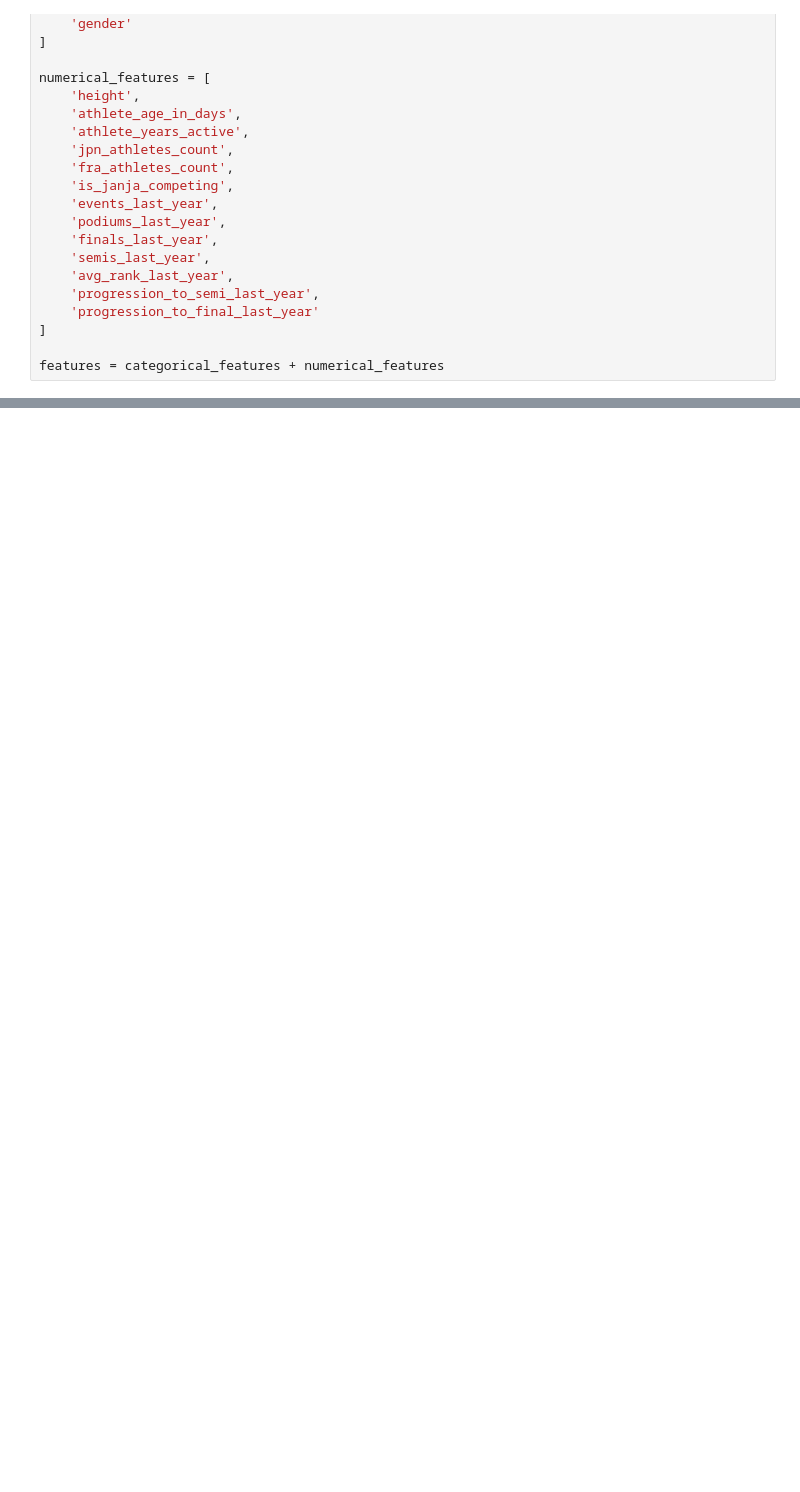
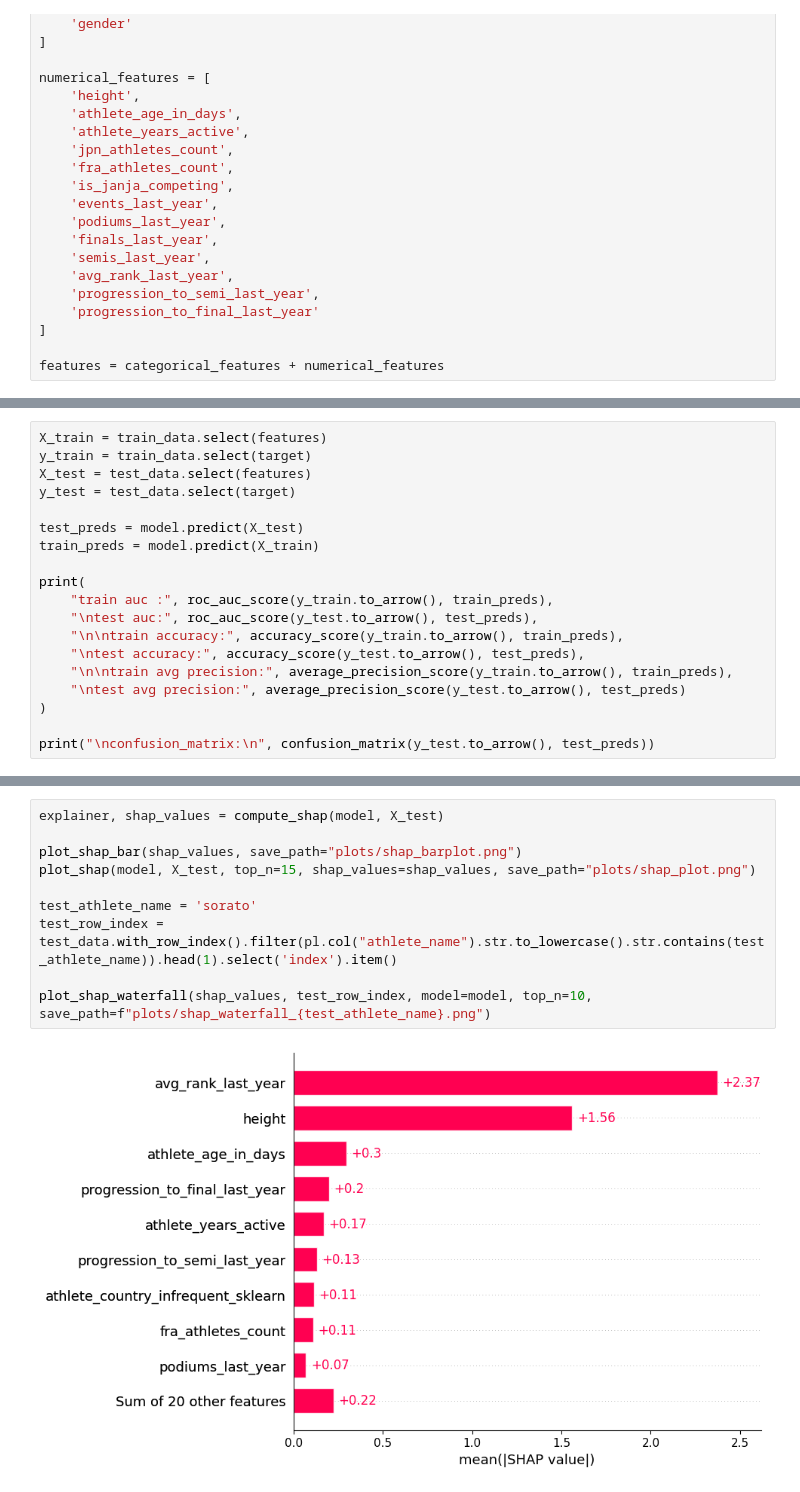
Before and after one commit to maja-burrack/ifsc-results-podium-model, a Jupyter notebook: main-notebook.ipynb, the cells around one changed output, grey strips where cells are left out. Saved outputs shown, nothing was run; the diff lists cells and outputs as text; blank space fills up the shorter version.

```diff
--- a/main-notebook.ipynb
+++ b/main-notebook.ipynb
@@ -187,0 +79,19 @@ shape: (21, 29)
+# %%
+X_train = train_data.select(features)
+y_train = train_data.select(target)
+X_test = test_data.select(features)
+y_test = test_data.select(target)
+
+test_preds = model.predict(X_test)
+train_preds = model.predict(X_train)
+
+print(
+    "train auc :", roc_auc_score(y_train.to_arrow(), train_preds),
+    "\ntest auc:", roc_auc_score(y_test.to_arrow(), test_preds),
+    "\n\ntrain accuracy:", accuracy_score(y_train.to_arrow(), train_preds),
+    "\ntest accuracy:", accuracy_score(y_test.to_arrow(), test_preds),
+    "\n\ntrain avg precision:", average_precision_score(y_train.to_arrow(), train_preds),
+    "\ntest avg precision:", average_precision_score(y_test.to_arrow(), test_preds)
+)
+
+print("\nconfusion_matrix:\n", confusion_matrix(y_test.to_arrow(), test_preds))
@@ -187,0 +115,12 @@ shape: (21, 29)
+# %%
+explainer, shap_values = compute_shap(model, X_test)
+
+plot_shap_bar(shap_values, save_path="plots/shap_barplot.png")
+plot_shap(model, X_test, top_n=15, shap_values=shap_values, save_path="plots/shap_plot.png")
+
+test_athlete_name = 'sorato'
+test_row_index = test_data.with_row_index().filter(pl.col("athlete_name").str.to_lowercase().str.contains(test_athlete_name)).head(1).select('index').item()
+
+plot_shap_waterfall(shap_values, test_row_index, model=model, top_n=10, save_path=f"plots/shap_waterfall_{test_athlete_name}.png")
+# %% [output]
+[figure, added]
```
Also changed, not shown: parts of 19 cells of this notebook.
